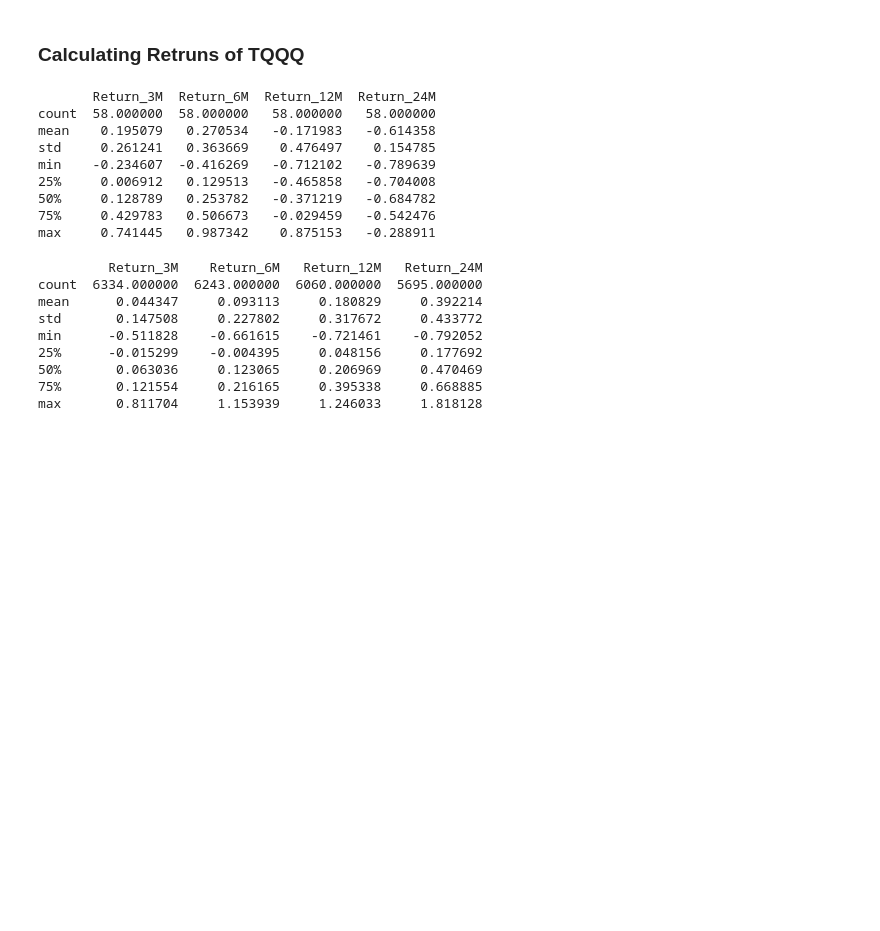
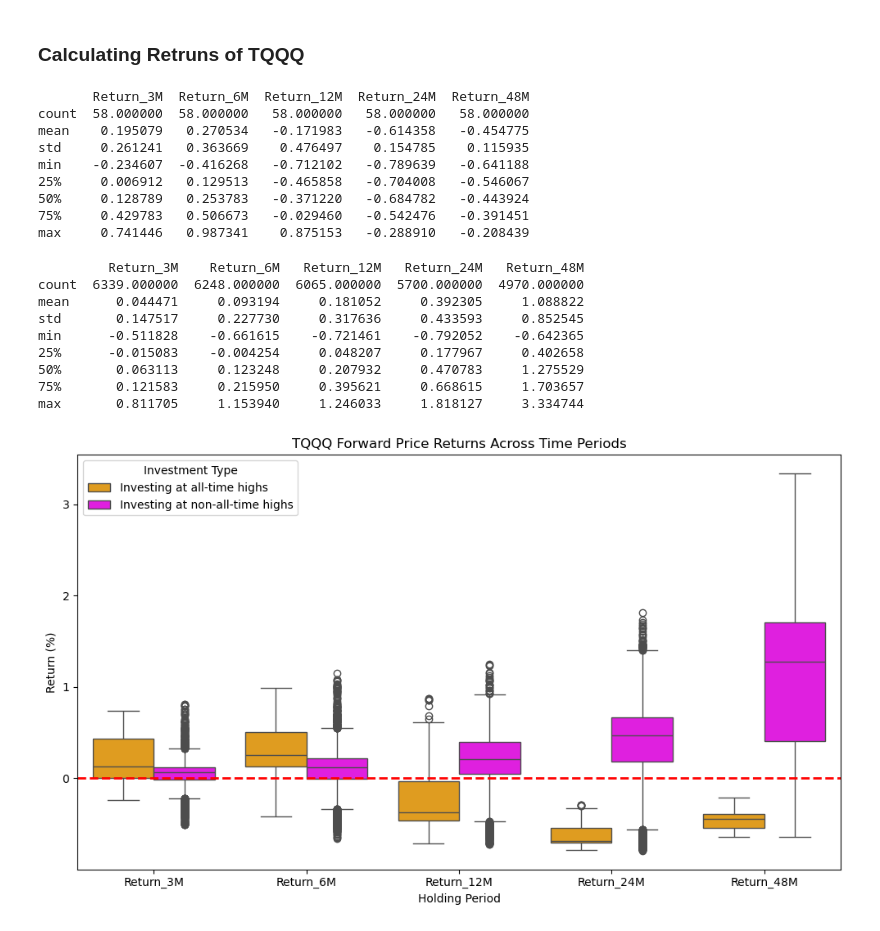
Before and after one commit to SterlingHayden/ATH-Investing-w-Leveraged-ETFs, a Jupyter notebook: Investigating-TQQQ.ipynb, the cells around one changed output. Cells and saved outputs as stored; diff of their text form; code cells hidden in the pictures; blank space fills up the shorter version.

Commit message:
added some nice boxplots to better shows return spread

```diff
--- a/Investigating-TQQQ.ipynb
+++ b/Investigating-TQQQ.ipynb
@@ -81,7 +82,8 @@ def calculate_ath_returns_all_periods(data, ath_indices):
         'Return_3M': 91,  # 3 months
         'Return_6M': 182, # 6 months
         'Return_12M': 365, # 12 months
-        'Return_24M': 730  # 24 months
+        'Return_24M': 730, # 2 Years
+        'Return_48M': 1460, # 4 Years
     }
 
     results = []
@@ -100,25 +102,26 @@ def calculate_ath_returns_all_periods(data, ath_indices):
     return pd.DataFrame(results)
 
 # Usage
-returns_df = calculate_ath_returns_all_periods(data, ath_indices_leveraged)
-print(returns_df.iloc[:,2:].describe())
+ath_returns_df = calculate_ath_returns_all_periods(data, ath_indices_leveraged)
+print(ath_returns_df.iloc[:,2:].describe())
 # %% [output]
-       Return_3M  Return_6M  Return_12M  Return_24M
-count  58.000000  58.000000   58.000000   58.000000
-mean    0.195079   0.270534   -0.171983   -0.614358
-std     0.261241   0.363669    0.476497    0.154785
-min    -0.234607  -0.416269   -0.712102   -0.789639
-25%     0.006912   0.129513   -0.465858   -0.704008
-50%     0.128789   0.253782   -0.371219   -0.684782
-75%     0.429783   0.506673   -0.029459   -0.542476
-max     0.741445   0.987342    0.875153   -0.288911
+       Return_3M  Return_6M  Return_12M  Return_24M  Return_48M
+count  58.000000  58.000000   58.000000   58.000000   58.000000
+mean    0.195079   0.270534   -0.171983   -0.614358   -0.454775
+std     0.261241   0.363669    0.476497    0.154785    0.115935
+min    -0.234607  -0.416268   -0.712102   -0.789639   -0.641188
+25%     0.006912   0.129513   -0.465858   -0.704008   -0.546067
+50%     0.128789   0.253783   -0.371220   -0.684782   -0.443924
+75%     0.429783   0.506673   -0.029460   -0.542476   -0.391451
+max     0.741446   0.987341    0.875153   -0.288910   -0.208439
 # %%
 def calculate_non_ath_returns_all_periods(data, ath_indices):
     holding_periods = {
         'Return_3M': 91,  # 3 months
         'Return_6M': 182, # 6 months
         'Return_12M': 365, # 12 months
-        'Return_24M': 730  # 24 months
+        'Return_24M': 730, # 2 Years
+        'Return_48M': 1460, # 4 Years
     }
 
     results = []
@@ -142,12 +145,46 @@ def calculate_non_ath_returns_all_periods(data, ath_indices):
 non_ath_returns_df = calculate_non_ath_returns_all_periods(data, ath_indices_leveraged)
 print(non_ath_returns_df.iloc[:, 2:].describe())
 # %% [output]
-         Return_3M    Return_6M   Return_12M   Return_24M
-count  6334.000000  6243.000000  6060.000000  5695.000000
-mean      0.044347     0.093113     0.180829     0.392214
-std       0.147508     0.227802     0.317672     0.433772
-min      -0.511828    -0.661615    -0.721461    -0.792052
-25%      -0.015299    -0.004395     0.048156     0.177692
-50%       0.063036     0.123065     0.206969     0.470469
-75%       0.121554     0.216165     0.395338     0.668885
-max       0.811704     1.153939     1.246033     1.818128
+         Return_3M    Return_6M   Return_12M   Return_24M   Return_48M
+count  6339.000000  6248.000000  6065.000000  5700.000000  4970.000000
+mean      0.044471     0.093194     0.181052     0.392305     1.088822
+std       0.147517     0.227730     0.317636     0.433593     0.852545
+min      -0.511828    -0.661615    -0.721461    -0.792052    -0.642365
+25%      -0.015083    -0.004254     0.048207     0.177967     0.402658
+50%       0.063113     0.123248     0.207932     0.470783     1.275529
+75%       0.121583     0.215950     0.395621     0.668615     1.703657
+max       0.811705     1.153940     1.246033     1.818127     3.334744
+# %%
+# Add group flag
+ath_returns_df['Group'] = 'Investing at all-time highs'
+non_ath_returns_df['Group'] = 'Investing at non-all-time highs'
+# Join the two df's
+combined_df = pd.concat([ath_returns_df, non_ath_returns_df])
+
+# Melt DataFrame for the two groups & their holding periods
+melted_df = combined_df.melt(
+    id_vars=['Group'],
+    value_vars=['Return_3M', 'Return_6M', 'Return_12M', 'Return_24M', 'Return_48M'],
+    var_name='Holding Period',
+    value_name='Return'
+)
+
+# Boxplots
+plt.figure(figsize=(10, 6))
+sns.boxplot(
+    data=melted_df,
+    x='Holding Period',
+    y='Return',
+    hue='Group',
+    palette=['orange', 'magenta']
+)
+
+plt.title('TQQQ Forward Price Returns Across Time Periods')
+plt.xlabel('Holding Period')
+plt.ylabel('Return (%)')
+plt.axhline(0, color='red', linestyle='--', linewidth=2)  # Add a baseline for 0% return
+plt.legend(title='Investment Type')
+plt.tight_layout()
+plt.show()
+# %% [output]
+[figure, added]
```
Also changed, not shown: parts of 4 cells of this notebook.
